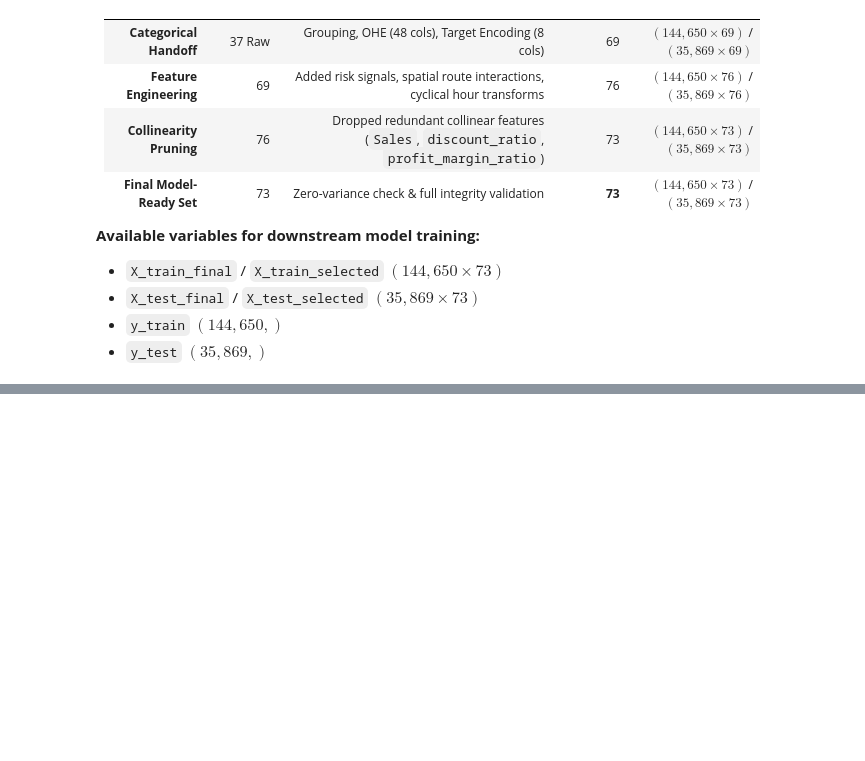
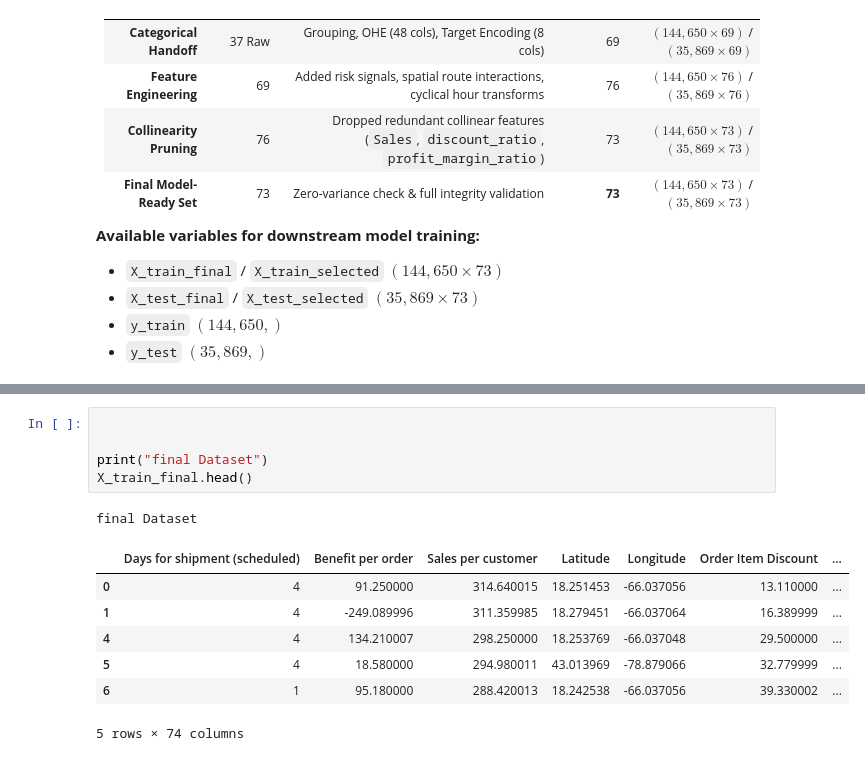
Before and after one commit to thamidu02/supply_chain_ML_model, a Jupyter notebook: test.ipynb, the cells around one changed output, grey strips where cells are left out. Cells and saved outputs as stored; diff of their text form; blank space fills up the shorter version.

```diff
--- a/test.ipynb
+++ b/test.ipynb
@@ -1572,0 +1700,14 @@ plt.show()
+# %%
+
+
+print("final Dataset")
+X_train_final.head()
+# %% [output]
+final Dataset
+|  | Days for shipment (scheduled) | Benefit per order | Sales per customer | Latitude | Longitude | Order Item Discount | ... |
+| 0 | 4 | 91.250000 | 314.640015 | 18.251453 | -66.037056 | 13.110000 | ... |
+| 1 | 4 | -249.089996 | 311.359985 | 18.279451 | -66.037064 | 16.389999 | ... |
+| 4 | 4 | 134.210007 | 298.250000 | 18.253769 | -66.037048 | 29.500000 | ... |
+| 5 | 4 | 18.580000 | 294.980011 | 43.013969 | -78.879066 | 32.779999 | ... |
+| 6 | 1 | 95.180000 | 288.420013 | 18.242538 | -66.037056 | 39.330002 | ... |
+5 rows × 74 columns
```
Also changed, not shown: parts of 21 cells of this notebook.
